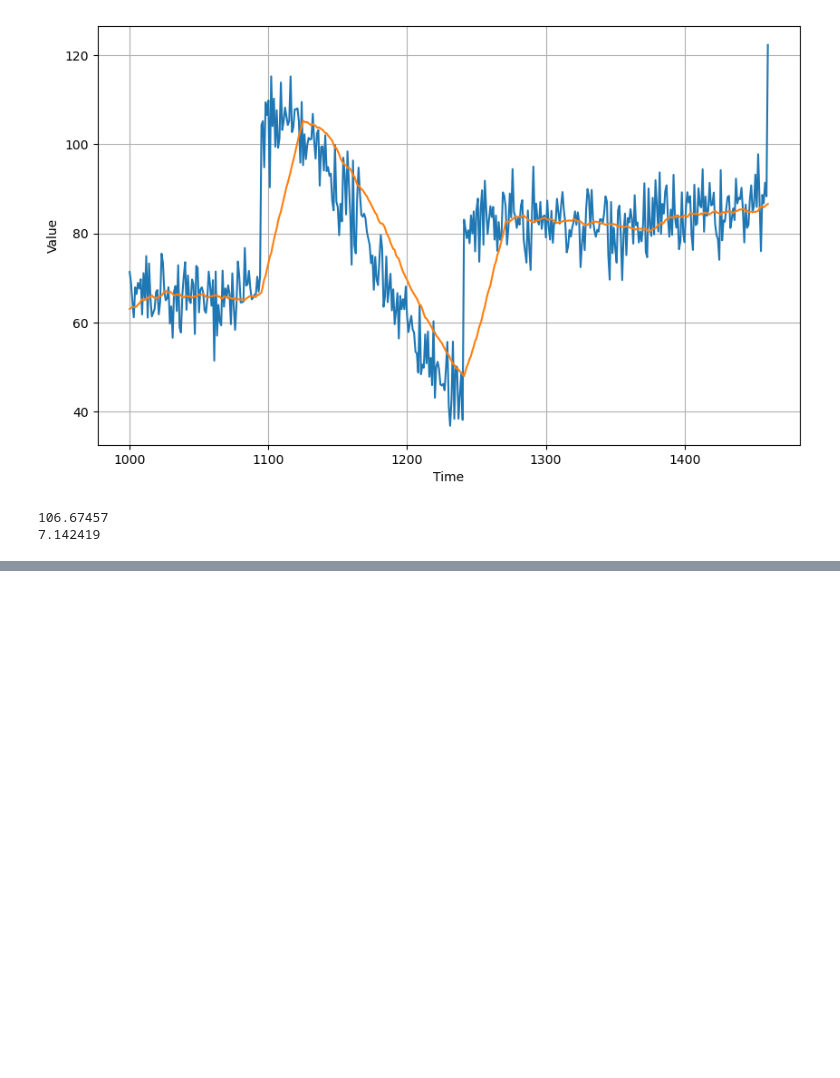
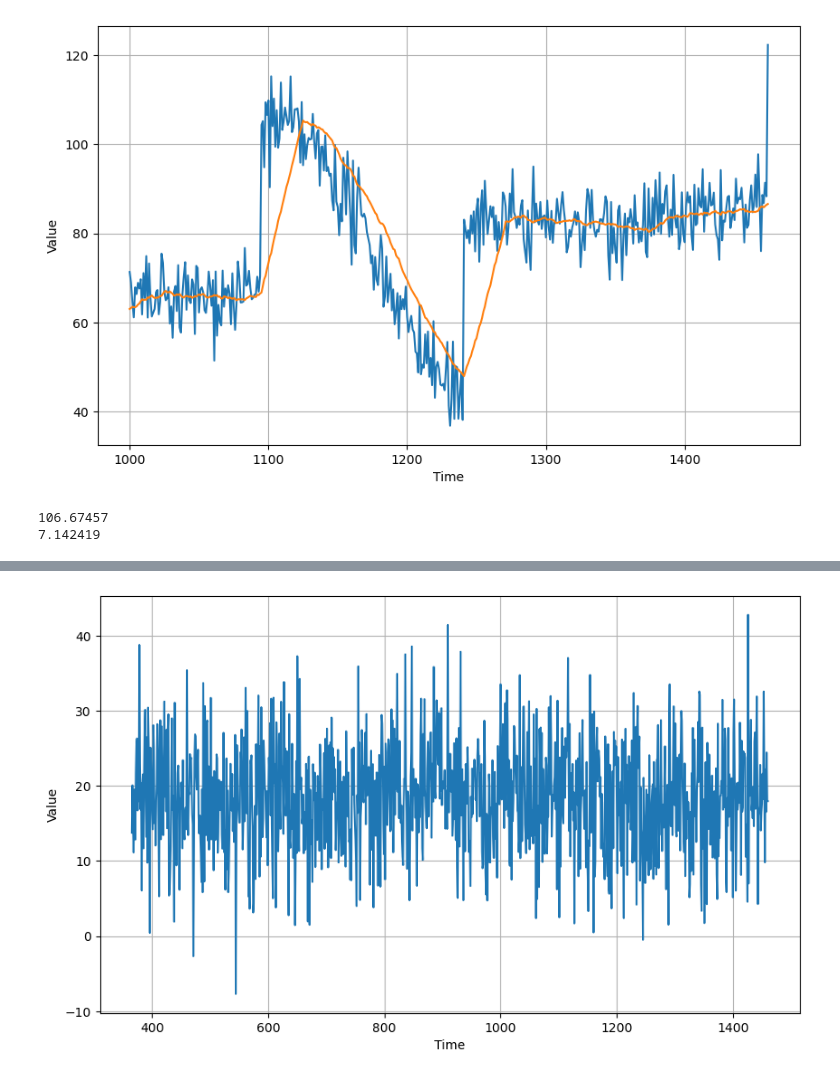
Before and after one commit to karamalhanatleh/DeepLearning.AI-TensorFlow-Developer-Professional, a Jupyter notebook: Sequences, Time Series and Prediction/Week1/Statistical Forecasting on Synthetic Data.ipynb, the cells around one changed output, grey strips where cells are left out. Saved outputs shown, nothing was run; the diff lists cells and outputs as text; code cells hidden in the pictures; blank space fills up the shorter version.

```diff
--- a/Sequences, Time Series and Prediction/Week1/Statistical Forecasting on Synthetic Data.ipynb
+++ b/Sequences, Time Series and Prediction/Week1/Statistical Forecasting on Synthetic Data.ipynb
@@ -152,0 +161,11 @@ print(tf.keras.metrics.mean_absolute_error(x_valid, moving_avg).numpy())
+# %%
+# Subtract the values at t-365 from original series
+diff_series = (series[365:] - series[:-365])
+
+# Truncate the first 365 time steps
+diff_time = time[365:]
+
+# Plot the results
+plot_series(diff_time, diff_series)
+# %% [output]
+[figure, added]
```
Also changed, not shown: parts of 3 cells of this notebook, 4 other files.
